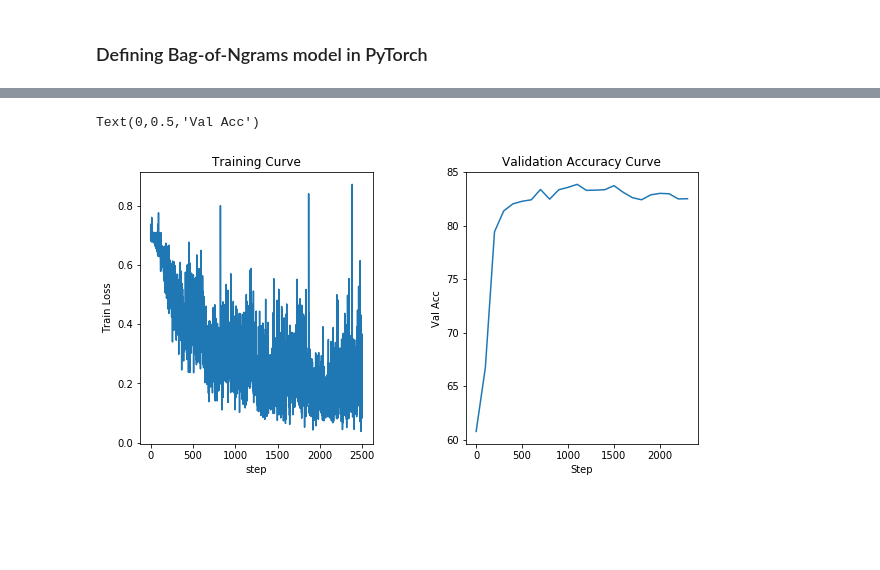
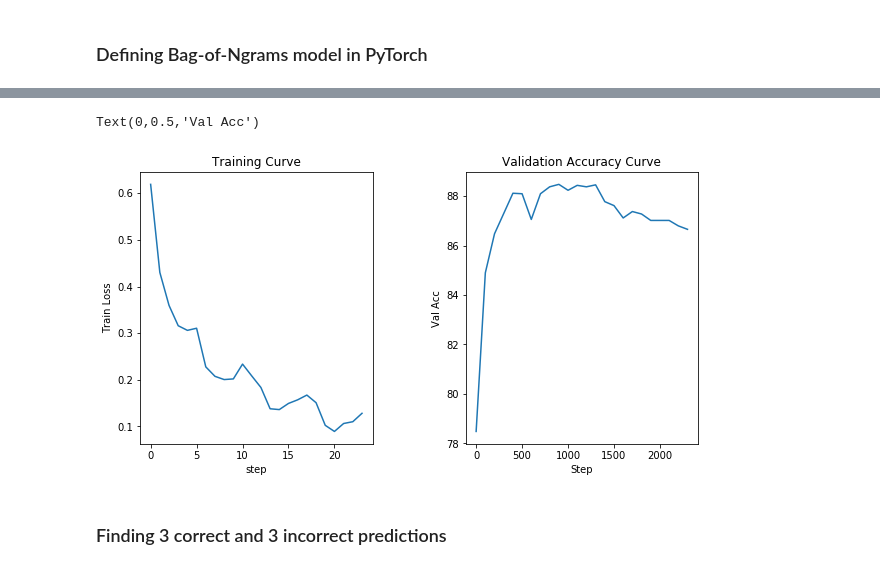
Before and after one commit to vwrj/sentiment-analysis-movie-reviews, a Jupyter notebook: movie review bag-of-ngrams.ipynb, the cells around one changed output, grey strips where cells are left out. Drawn from its saved outputs; the diff is of its cells as text; code cells hidden in the pictures; blank space fills up the shorter version.

Commit message:
tokenization scheme 2

```diff
--- a/movie review bag-of-ngrams.ipynb
+++ b/movie review bag-of-ngrams.ipynb
@@ -219,11 +236,16 @@ def tokenize_dataset(dataset):
 ### Loading tokenized data
 # %%
 # load tokenized train, val and test datasets
-train_data_tokens = pkl.load(open("movie_review_train_data_tokens.p", "rb"))
-all_train_tokens = pkl.load(open("movie_review_all_train_tokens.p", "rb"))
+# train_data_tokens = pkl.load(open("movie_review_train_data_tokens.p", "rb"))
+# all_train_tokens = pkl.load(open("movie_review_all_train_tokens.p", "rb"))
+# val_data_tokens = pkl.load(open("movie_review_val_data_tokens.p", "rb"))
+# test_data_tokens = pkl.load(open("movie_review_test_data_tokens.p", "rb"))
 
-val_data_tokens = pkl.load(open("movie_review_val_data_tokens.p", "rb"))
-test_data_tokens = pkl.load(open("movie_review_test_data_tokens.p", "rb"))
+### STOP WORDS -- scheme
+train_data_tokens = pkl.load(open("movie_review_train_data_tokens_stop_words.p", "rb"))
+all_train_tokens = pkl.load(open("movie_review_all_train_tokens_stop_words.p", "rb"))
+val_data_tokens = pkl.load(open("movie_review_val_data_tokens_stop_words.p", "rb"))
+test_data_tokens = pkl.load(open("movie_review_test_data_tokens_stop_words.p", "rb"))
 
 # double checking
 print ("Train dataset size is {}".format(len(train_data_tokens)))
@@ -422,0 +444,8 @@ def train_model(model,
+# %%
+count = 0
+for i in range(len(id2token)):
+    if len(id2token[i]) == 2:
+        count += 1
+print("Length of idtoken is {}".format(len(id2token)))
+print("Number of 1-gram tokens is {}".format(len(id2token) - count))
+print("Number of 2-gram tokens is {}".format(count))
@@ -425,23 +458,31 @@ def train_model(model,
 # %%
-VOCAB_SIZE = 10000
+VOCAB_SIZE = 50000
 NGRAM_SIZE = 2
-EMBED_DIM = 100
+EMBED_DIM = 300
 LEARNING_RATE = 0.005
 NUM_EPOCHS = 4
 
+# Building the vocabulary
+# UNCOMMENT FOR ORIGINAL tokenization scheme
 token2id, id2token = build_vocab(generate_bag_ngrams(NGRAM_SIZE, all_train_tokens))
+## TRYING MIXTURE of 1-grams and 2-grams
+# token2id, id2token = build_vocab(combined_one_two)
 
 # Lets check the dictionary by loading random token from it
-
 random_token_id = random.randint(0, len(id2token)-1)
 random_token = id2token[random_token_id]
 
 print ("Token id {} ; token {}".format(random_token_id, id2token[random_token_id]))
 print ("Token {}; token id {}".format(random_token, token2id[random_token]))
 
+# UNCOMMENT FOR ORIGINAL tokenization scheme
 ngram_train_data_tokens = [list(generate_bag_ngrams(NGRAM_SIZE, review)) for review in train_data_tokens]
 ngram_val_data_tokens = [list(generate_bag_ngrams(NGRAM_SIZE, review)) for review in val_data_tokens]
 ngram_test_data_tokens = [list(generate_bag_ngrams(NGRAM_SIZE, review)) for review in test_data_tokens]
+
+# ngram_train_data_tokens = [list(generate_bag_ngrams(1, review)) + list(generate_bag_ngrams(2, review)) for review in train_data_tokens]
+# ngram_val_data_tokens = [list(generate_bag_ngrams(1, review)) + list(generate_bag_ngrams(2, review)) for review in val_data_tokens]
+# ngram_test_data_tokens = [list(generate_bag_ngrams(1, review)) + list(generate_bag_ngrams(2, review)) for review in test_data_tokens]
 
 train_data_indices = token2index_dataset(ngram_train_data_tokens)
 val_data_indices = token2index_dataset(ngram_val_data_tokens)
@@ -522,18 +565,28 @@ Epoch: [4/4], Step: [601/625], Validation Acc: 82.5
 # %%
 fig = plt.figure(figsize=(10, 5))
 fig.subplots_adjust(hspace=0.4, wspace=0.4)
 
+loss_avg_vals = []
+for i in range(0, len(losses)-100, 100):
+    s = 0
+    avg = 0
+    for j in range(i, i+100):
+        s += losses[j]
+    avg = s/100.0
+    loss_avg_vals.append(avg)
 plt.subplot(1, 2, 1)
-plt.plot(range(len(losses)), losses)
+plt.plot(range(len(loss_avg_vals)), loss_avg_vals)
 plt.title('Training Curve')
 plt.xlabel('step')
 plt.ylabel('Train Loss')
 
 plt.subplot(1, 2, 2)
 plt.plot(range(0, xs, 100), val_accs)
 plt.title('Validation Accuracy Curve')
 plt.xlabel('Step')
 plt.ylabel('Val Acc')
 # %% [output]
 Text(0,0.5,'Val Acc')
-[figure, old version]
+[figure, new version]
+# %% [markdown]
+### Finding 3 correct and 3 incorrect predictions
```
Also changed, not shown: parts of 23 cells of this notebook, 4 other files.
